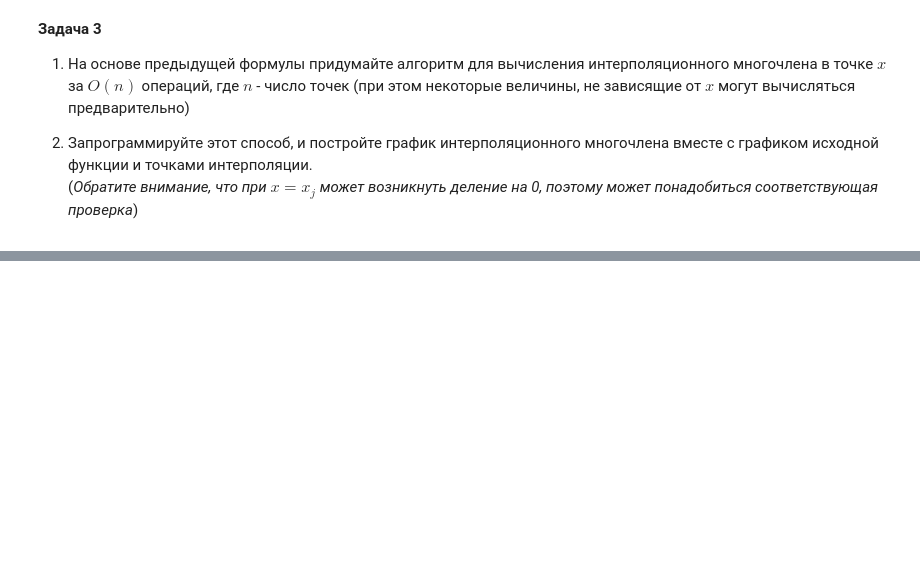
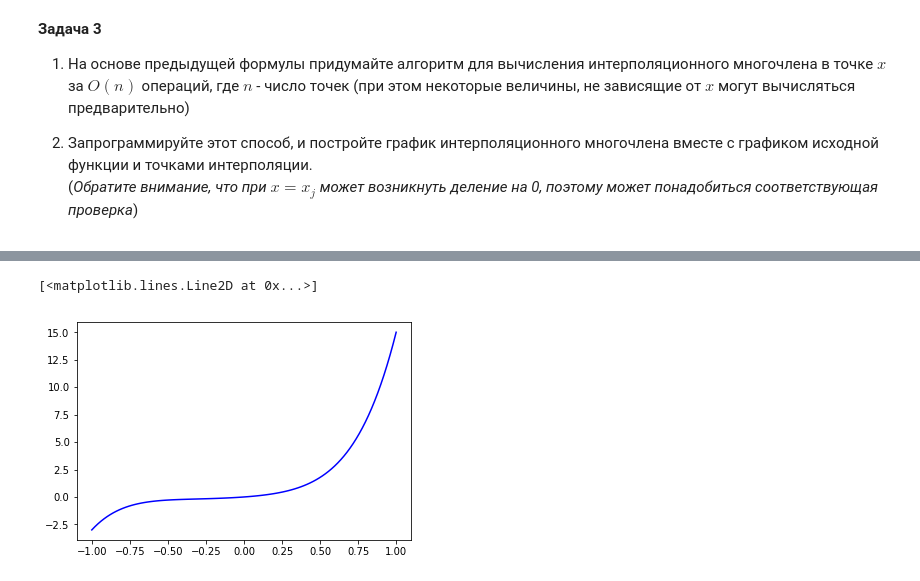
Before and after one commit to chikitkin/comp_math_mipt, a Jupyter notebook: 05-lecture/05-prac.ipynb, the cells around one changed output, grey strips where cells are left out. Drawn from its saved outputs; the diff is of its cells as text; code cells hidden in the pictures; blank space fills up the shorter version.

```diff
--- a/05-lecture/05-prac.ipynb
+++ b/05-lecture/05-prac.ipynb
@@ -47,0 +109,29 @@ $$
+# %%
+## Решение задачи интерполяции с регуляризацией
+%matplotlib inline
+from scipy.interpolate import BarycentricInterpolator
+import numpy as np
+from matplotlib import pyplot as plt
+
+f = lambda x: 1/(25*x**2 + 1) # Попробуйте другие функции
+n = 6
+x = np.linspace(-1,1,n)
+y = f(x)
+A = np.vander(x, n, increasing = True)
+
+#
+# Ваш код здесь
+#
+
+#np.linalg.solve # решение линейной системы
+
+# Для построения графиков многочлена с коэффициентами c[:]
+# можно использовать следующий код
+c = np.arange(n)
+xx = np.linspace(-1,1,100)
+V_plot = np.vander(xx, n, increasing = True)
+yy = V_plot @ c # Значения многочлена в точках xx
+plt.plot(xx,yy,'b-')
+# %% [output]
+[<matplotlib.lines.Line2D at 0x...>]
+[figure, added]
```
Also changed, not shown: parts of 5 cells of this notebook, 1 other file.
